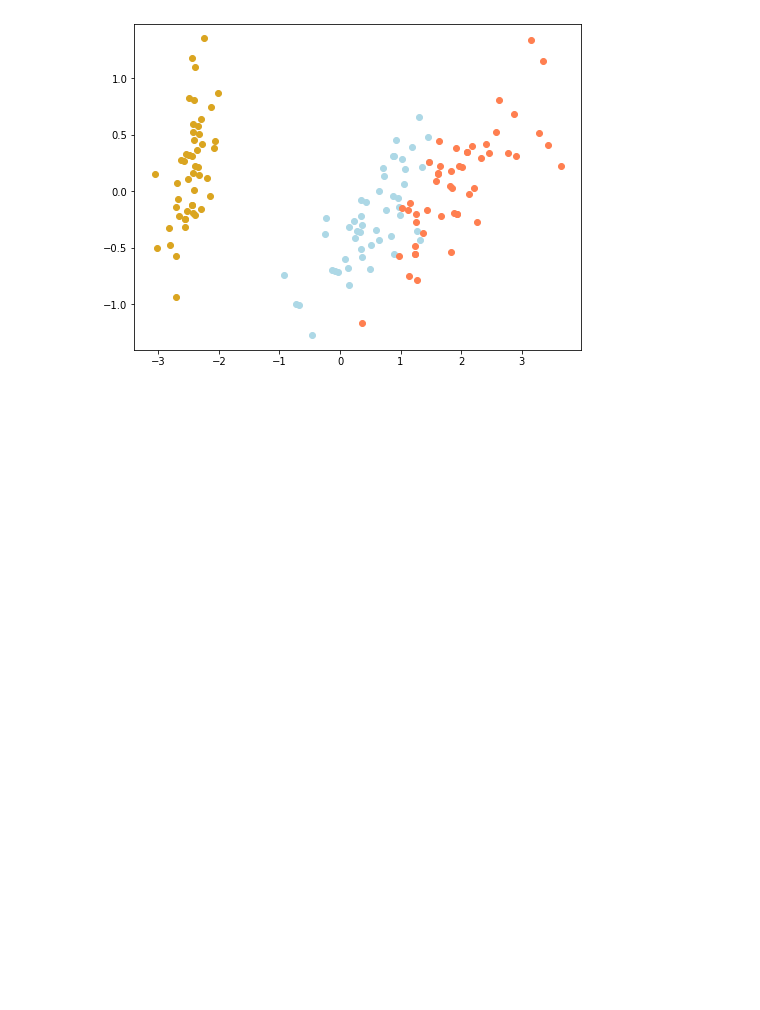
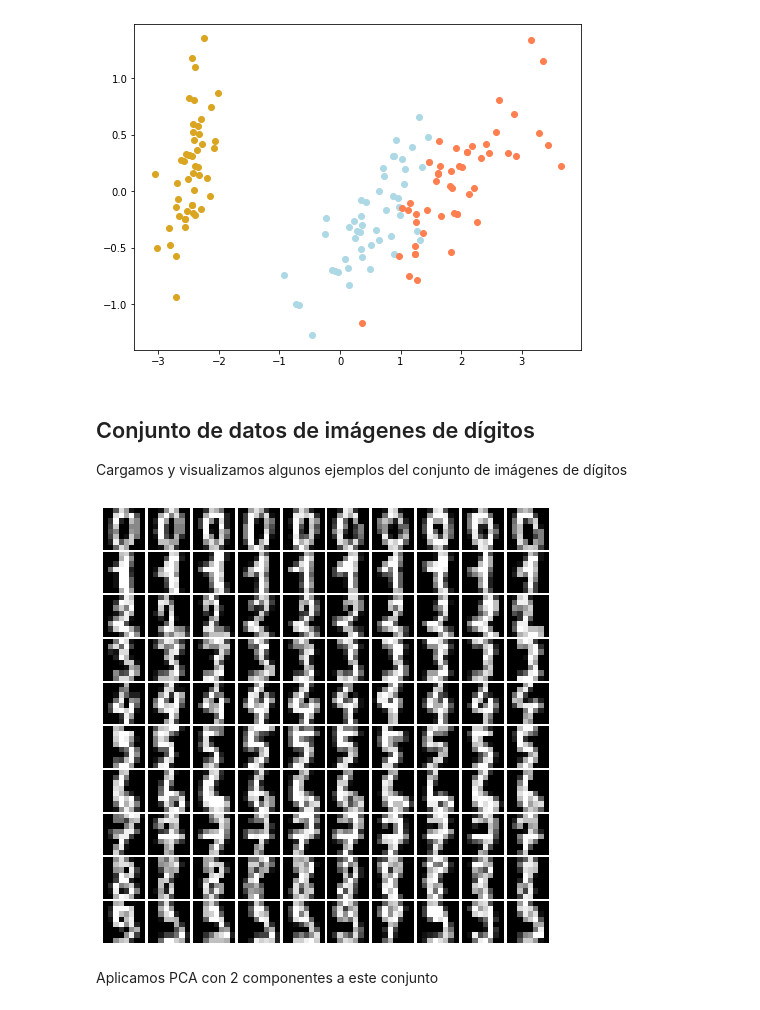
Before and after one commit to blancavazquez/CursoDatosMasivosII, a Jupyter notebook: notebooks/1b_pca.ipynb, the cells around one changed output. Cells and saved outputs as stored; diff of their text form; code cells hidden in the pictures; blank space fills up the shorter version.

```diff
--- a/notebooks/1b_pca.ipynb
+++ b/notebooks/1b_pca.ipynb
@@ -121,3 +169,34 @@ for i,c in enumerate(colores):
 plt.show()
 # %% [output]
 [figure]
+# %% [markdown]
+## Conjunto de datos de imágenes de dígitos
+Cargamos y visualizamos algunos ejemplos del conjunto de imágenes de dígitos
+# %%
+from sklearn.datasets import load_digits
+import matplotlib.gridspec as gridspec
+
+
+def show_images(images, targets, n_targets=False, n_samples=10, imshape=(8,8), figsize=(8,8)):
+  n_targets = n_targets if n_targets else targets.max() + 1
+
+  plt.figure(figsize=figsize)
+  gs = gridspec.GridSpec(n_targets, n_samples)
+  gs.update(wspace=0.05, hspace=0.05)
+  for i in range(n_targets):
+    target_spec_imgs = images[targets==i]
+    for j in range(n_samples):
+      ax = plt.subplot(gs[i * n_samples + j])
+      ax.imshow(target_spec_imgs[j].reshape(imshape), cmap=plt.cm.gray, interpolation='nearest')
+      ax.axis('off')
+      ax.set_xticklabels([])
+      ax.set_yticklabels([])
+      ax.set_aspect('equal')
+  plt.show()
+
+db = load_digits()
+show_images(db.images, db.target)
+# %% [output]
+[figure, added]
+# %% [markdown]
+Aplicamos PCA con 2 componentes a este conjunto
```
Also changed, not shown: parts of 32 cells of this notebook.
